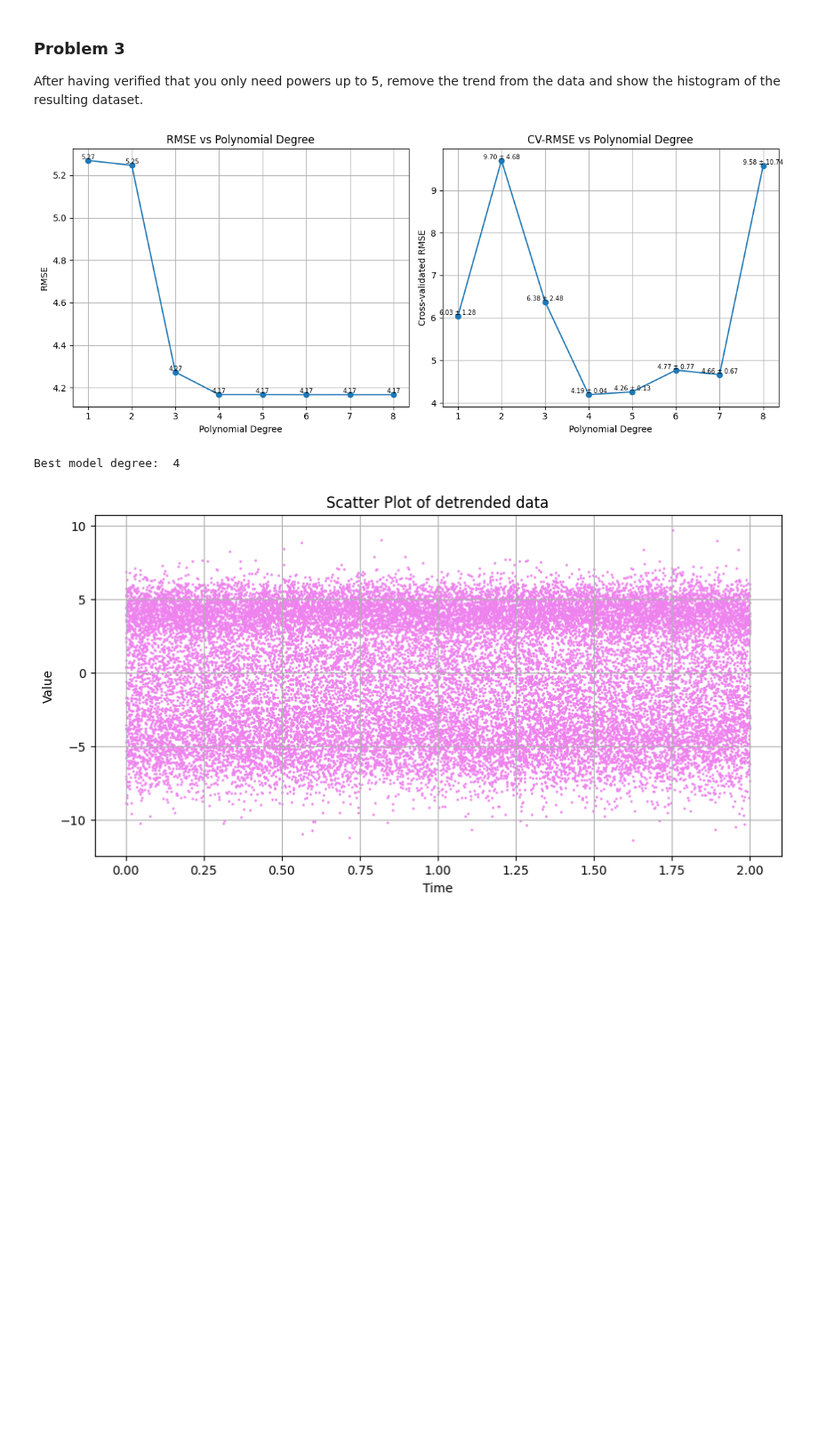
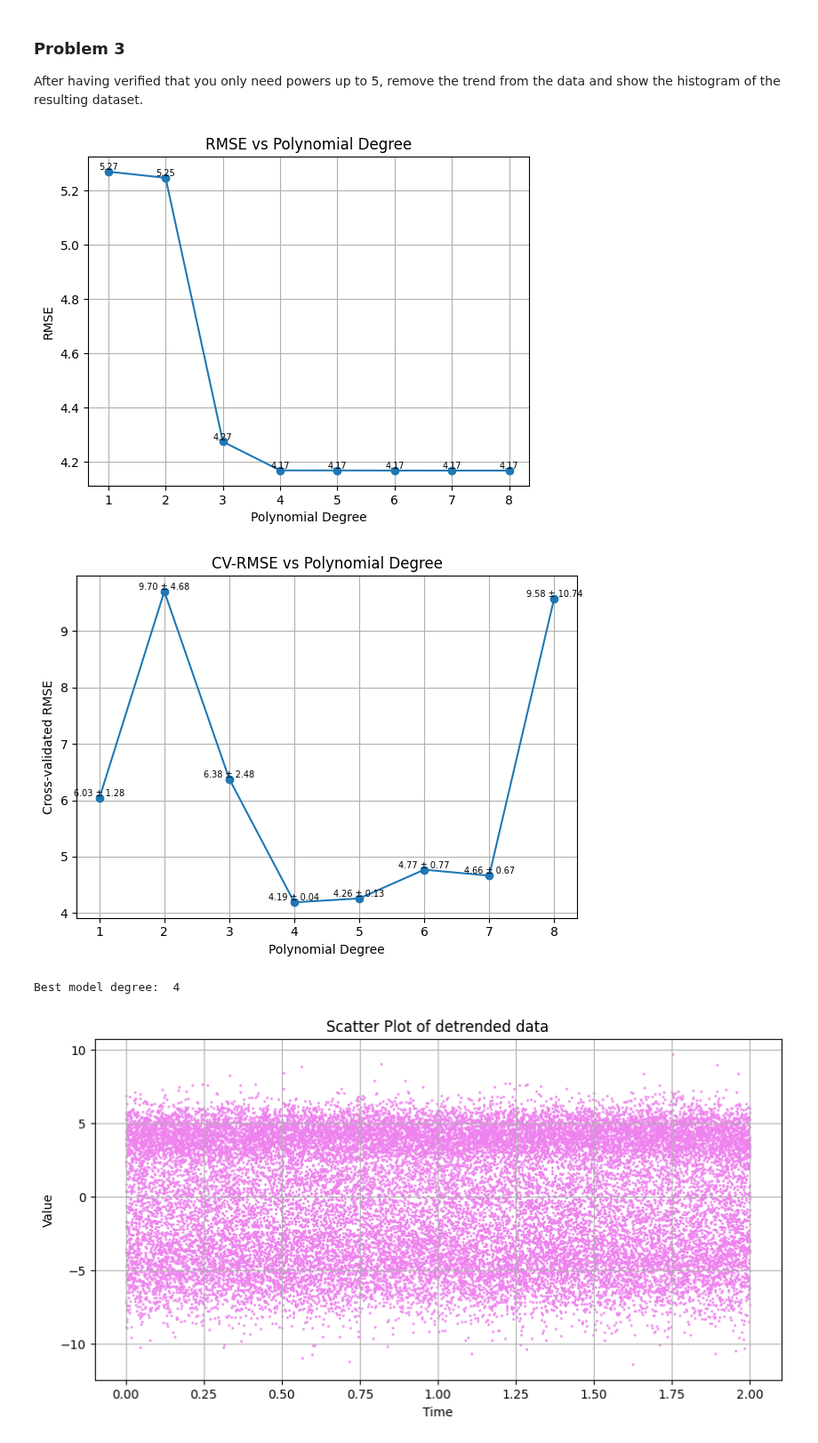
Before and after one commit to DaMole98/SPE-labs, a Jupyter notebook: HW-3/HW3.ipynb, the cells around one changed output. Shown at 89% size. Saved outputs shown, nothing was run; the diff lists cells and outputs as text; code cells hidden in the pictures; blank space fills up the shorter version.

Commit message:
Cross validation

```diff
--- a/HW-3/HW3.ipynb
+++ b/HW-3/HW3.ipynb
@@ -71,9 +71,11 @@ rows = math.ceil(n_plots / cols)
 fig, axes = plt.subplots(rows, cols, figsize=(15, 5 * rows))
 axes = axes.flatten()
 
+degrees = range(1, MAX_DEGREE + 1)
+
 rmse_for_degrees = []
 
-for deg in range(1, MAX_DEGREE + 1):
+for deg in degrees:
     trend, sq_residuals = poly_reg(deg, times, vals)
 
     # Compute RMSE
@@ -107,71 +138,43 @@ histogram of the resulting dataset.
 # %%
-# Using cross validation to confirm the best model in term of generalization
-times_cv = df["time"].values.reshape(-1, 1)
-vals_cv = df["value"].values
-
-degrees = range(1, MAX_DEGREE + 1)
-rmse_cv = []
-rmse_cv_std = []
-best_rmse_cv = float("inf")
-best_poly = None
-# best_model = None
-
-for deg in degrees:
-    poly = PolynomialFeatures(
-        degree=deg, include_bias=True, interaction_only=False
-    )  # transformer for genearting the feature matrix (A)
-    X_poly = poly.fit_transform(times_cv)  # matrix A
-    model = LinearRegression()
-
-    # Use negative RMSE and reverse its sign
-    scores = -cross_val_score(
-        model, X_poly, vals_cv, cv=5, scoring="neg_root_mean_squared_error"
-    )
-    current_rmse = scores.mean()
-    rmse_cv.append(current_rmse)
-    rmse_cv_std.append(scores.std())
-    if current_rmse < best_rmse_cv:
-        best_rmse_cv = current_rmse
-        best_poly = poly
-        # best_model = model.fit(X_poly, y_cv)
-
 # Create a single figure with two subplots
-fig, (ax1, ax2) = plt.subplots(1, 2, figsize=(12, 5))
+# fig, (plt, plt) = plt.subplots(1, 2, figsize=(12, 5))
 
 # RMSE vs Polynomial Degree on the second subplot
 rmse_floats = [float(r[0]) for r in rmse_for_degrees]
-ax1.plot(degrees, rmse_floats, marker="o")
+plt.plot(degrees, rmse_floats, marker="o")
 
 for deg, rm in zip(degrees, rmse_floats):
-    ax1.text(deg, rm, f"{rm:.2f}", ha="center", va="bottom", fontsize=7)
-ax1.set_xlabel("Polynomial Degree")
-ax1.set_ylabel("RMSE")
-ax1.set_title("RMSE vs Polynomial Degree")
-ax1.grid(True)
+    plt.text(deg, rm, f"{rm:.2f}", ha="center", va="bottom", fontsize=7)
+plt.xlabel("Polynomial Degree")
+plt.ylabel("RMSE")
+plt.title("RMSE vs Polynomial Degree")
+plt.grid(True)
+plt.show()
 
 # CV-MSE vs Polynomial Degree on the first subplot
-ax2.plot(degrees, rmse_cv, marker="o")
+plt.plot(degrees, rmse_cv, marker="o")
 
 for d_val, cv_rmse, std in zip(degrees, rmse_cv, rmse_cv_std):
-    ax2.text(
+    plt.text(
         d_val,
         cv_rmse,
         f"{cv_rmse:.2f} ± {std:.2f}",
         ha="center",
         va="bottom",
         fontsize=7,
     )
-ax2.set_xlabel("Polynomial Degree")
-ax2.set_ylabel("Cross-validated RMSE")
-ax2.set_title("CV-RMSE vs Polynomial Degree")
-ax2.grid(True)
+plt.xlabel("Polynomial Degree")
+plt.ylabel("Cross-validated RMSE")
+plt.title("CV-RMSE vs Polynomial Degree")
+plt.grid(True)
 
 plt.tight_layout()
 plt.show()
 
 print("Best model degree: ", best_poly.degree)
 # %% [output]
-[figure, old version]
+[figure, new version]
+[figure, added]
 Best model degree:  4
 # %%
 #removing the trend of the data
```
Also changed, not shown: parts of 1 cell of this notebook, 5 other files.
